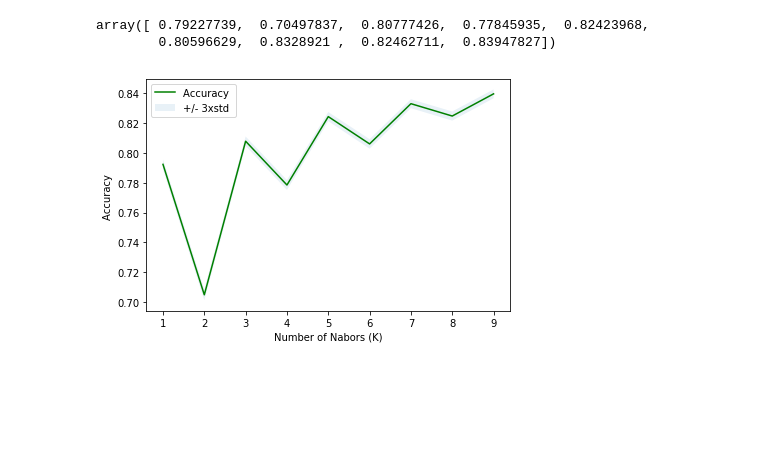
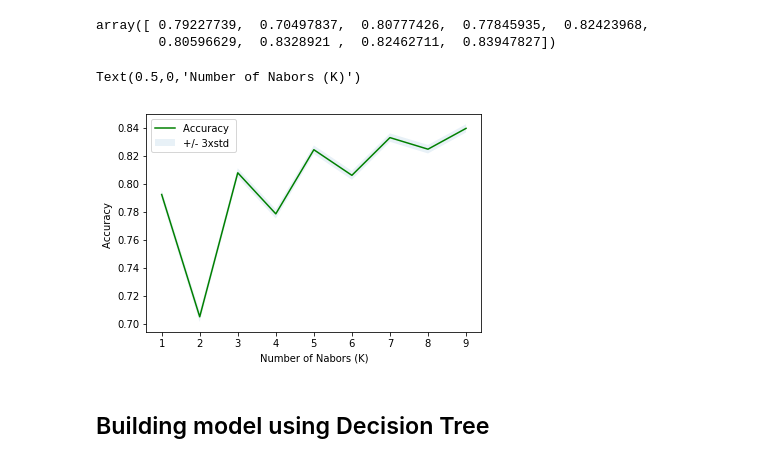
Before and after one commit to hari-3107/coursera_capstone_project, a Jupyter notebook: Capstone intro notebook.ipynb, the cells around one changed output. Cells and saved outputs as stored; diff of their text form; code cells hidden in the pictures; blank space fills up the shorter version.

```diff
--- a/Capstone intro notebook.ipynb
+++ b/Capstone intro notebook.ipynb
@@ -177,10 +157,13 @@ array([ 0.79227739,  0.70497837,  0.80777426,  0.77845935,  0.82423968,
 # %%
 plt.plot(range(1,Ks),mean_acc,'g')
 plt.fill_between(range(1,Ks),mean_acc - 1 * std_acc,mean_acc + 1 * std_acc, alpha=0.10)
 plt.legend(('Accuracy ', '+/- 3xstd'))
 plt.ylabel('Accuracy ')
 plt.xlabel('Number of Nabors (K)')
-plt.tight_layout()
-plt.show()
+#plt.tight_layout()
+#plt.show()
 # %% [output]
+Text(0.5,0,'Number of Nabors (K)')
-[figure, old version]
+[figure, new version]
+# %% [markdown]
+## Building model using Decision Tree
```
Also changed, not shown: parts of 2 cells of this notebook.
